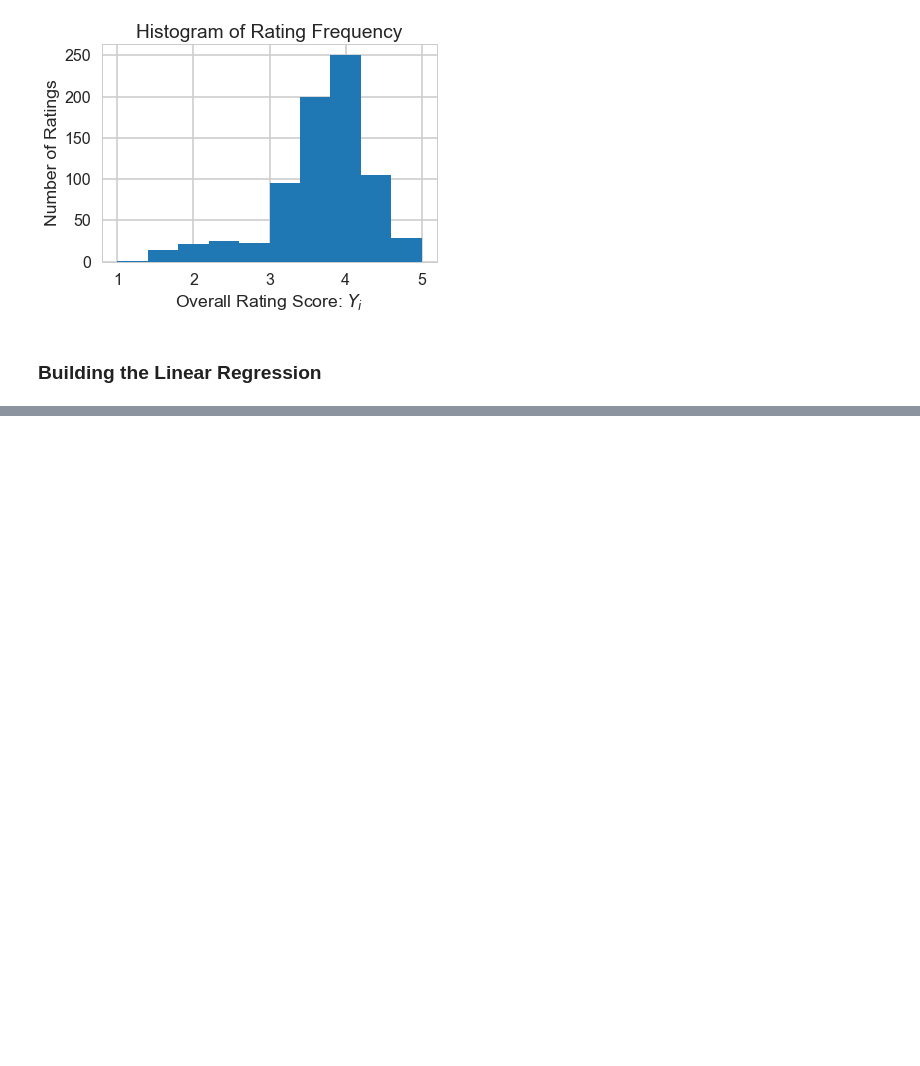
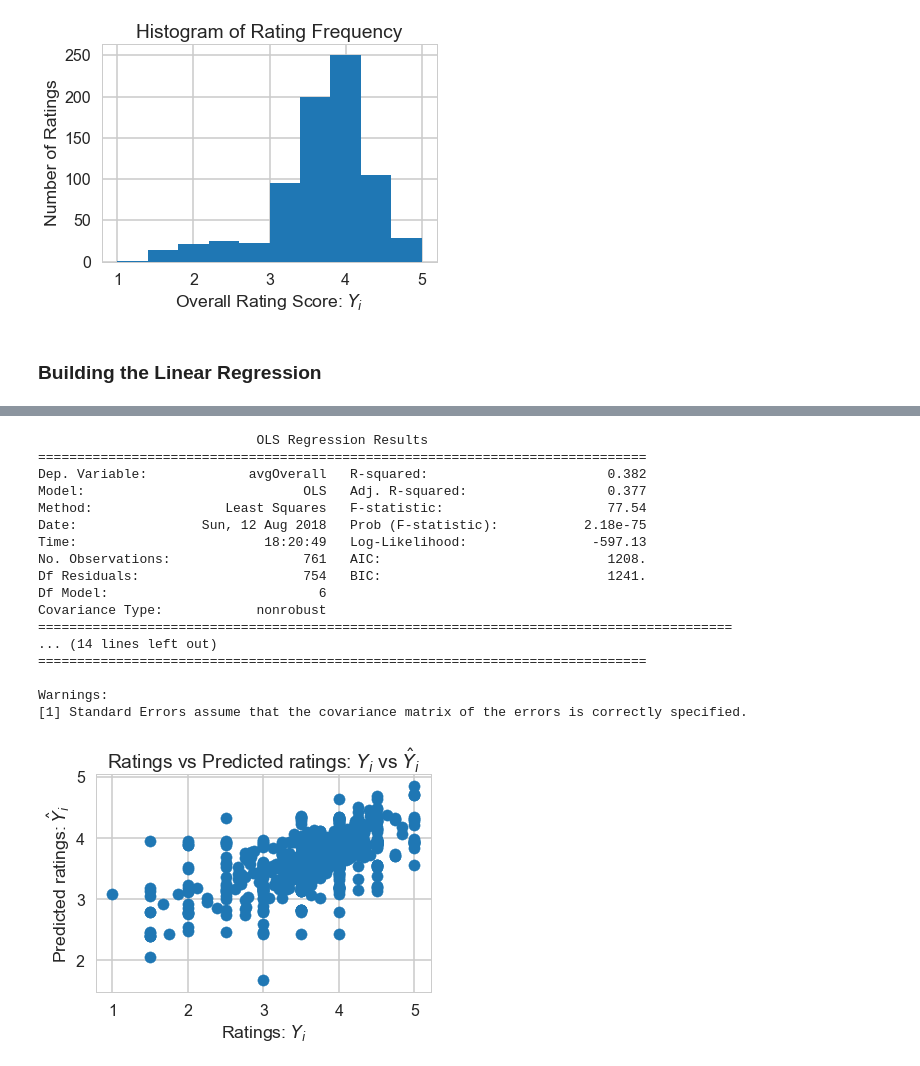
Before and after one commit to katiegrosch/beer-data-analysis, a Jupyter notebook: BeerRatingsAnalysis.ipynb, the cells around one changed output, grey strips where cells are left out. Saved outputs shown, nothing was run; the diff lists cells and outputs as text; code cells hidden in the pictures; blank space fills up the shorter version.

```diff
--- a/BeerRatingsAnalysis.ipynb
+++ b/BeerRatingsAnalysis.ipynb
@@ -228,0 +232,30 @@ Largest coefficient: 0.751165
+# %%
+ratings['intercept'] = np.ones(len(ratings))
+reg = sm.OLS(Y, ratings).fit()
+y_pred = reg.predict(ratings)
+
+plt.scatter(Y, y_pred)
+plt.xlabel("Ratings: $Y_i$")
+plt.ylabel("Predicted ratings: $\hat{Y}_i$")
+plt.title("Ratings vs Predicted ratings: $Y_i$ vs $\hat{Y}_i$")
+
+print(reg.summary())
+# %% [output]
+                            OLS Regression Results
+==============================================================================
+Dep. Variable:             avgOverall   R-squared:                       0.382
+Model:                            OLS   Adj. R-squared:                  0.377
+Method:                 Least Squares   F-statistic:                     77.54
+Date:                Sun, 12 Aug 2018   Prob (F-statistic):           2.18e-75
+Time:                        18:20:49   Log-Likelihood:                -597.13
+No. Observations:                 761   AIC:                             1208.
+Df Residuals:                     754   BIC:                             1241.
+Df Model:                           6
+Covariance Type:            nonrobust
+=========================================================================================
+... (14 lines left out)
+==============================================================================
+
+Warnings:
+[1] Standard Errors assume that the covariance matrix of the errors is correctly specified.
+[figure, added]
```
Also changed, not shown: parts of 22 cells of this notebook.
